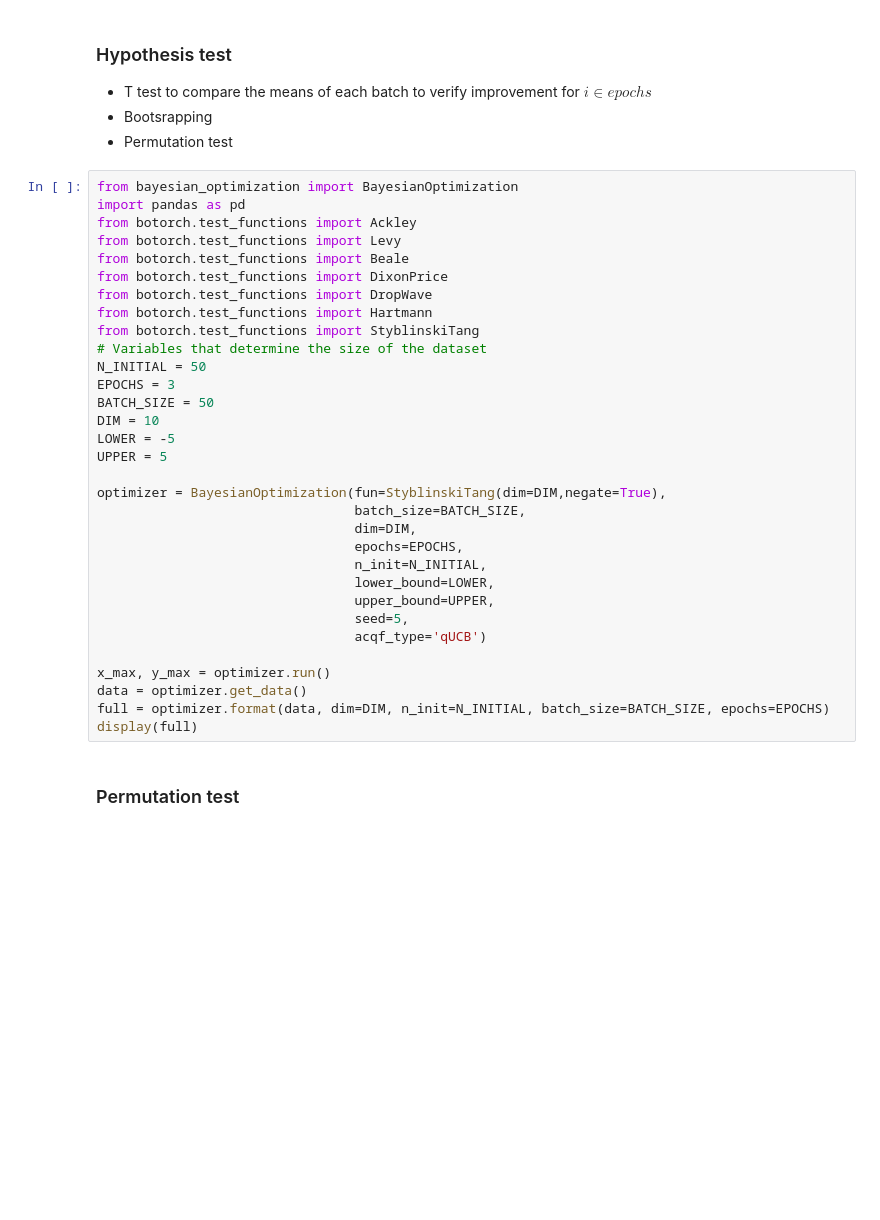
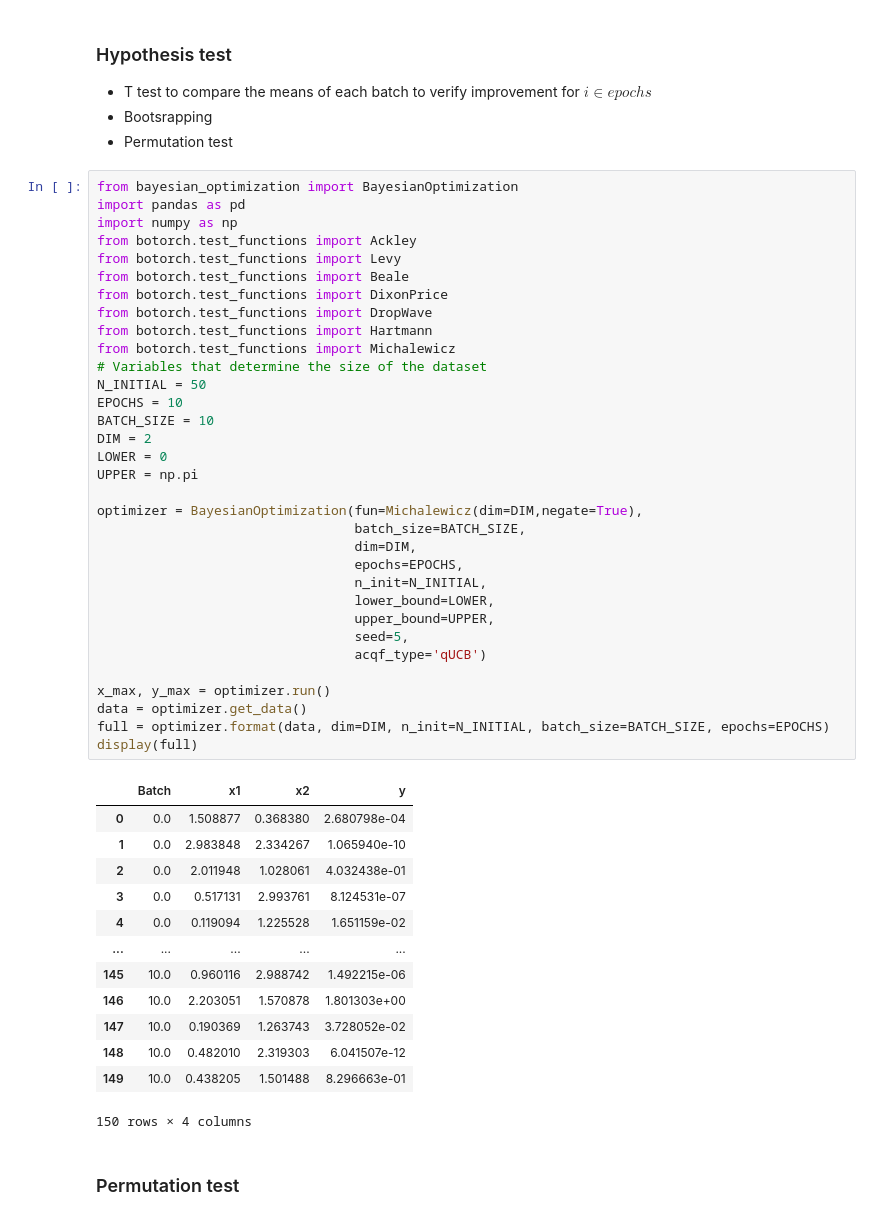
Before and after one commit to Schubydo/msc_code, a Jupyter notebook: SO_Numerical_Experiments/hypothesis_testing.ipynb, the cells around one changed output. Cells and saved outputs as stored; diff of their text form; blank space fills up the shorter version.

```diff
--- a/SO_Numerical_Experiments/hypothesis_testing.ipynb
+++ b/SO_Numerical_Experiments/hypothesis_testing.ipynb
@@ -6,35 +6,50 @@
 # %%
 from bayesian_optimization import BayesianOptimization
 import pandas as pd
+import numpy as np
 from botorch.test_functions import Ackley
 from botorch.test_functions import Levy
 from botorch.test_functions import Beale
 from botorch.test_functions import DixonPrice
 from botorch.test_functions import DropWave
 from botorch.test_functions import Hartmann
-from botorch.test_functions import StyblinskiTang
+from botorch.test_functions import Michalewicz
 # Variables that determine the size of the dataset
 N_INITIAL = 50
-EPOCHS = 3
-BATCH_SIZE = 50
-DIM = 10
-LOWER = -5
-UPPER = 5
+EPOCHS = 10
+BATCH_SIZE = 10
+DIM = 2
+LOWER = 0
+UPPER = np.pi
 
-optimizer = BayesianOptimization(fun=StyblinskiTang(dim=DIM,negate=True),
+optimizer = BayesianOptimization(fun=Michalewicz(dim=DIM,negate=True),
                                  batch_size=BATCH_SIZE,
                                  dim=DIM,
                                  epochs=EPOCHS,
                                  n_init=N_INITIAL,
                                  lower_bound=LOWER,
                                  upper_bound=UPPER,
                                  seed=5,
                                  acqf_type='qUCB')
 
 x_max, y_max = optimizer.run()
 data = optimizer.get_data()
 full = optimizer.format(data, dim=DIM, n_init=N_INITIAL, batch_size=BATCH_SIZE, epochs=EPOCHS)
 display(full)
+# %% [output]
+|  | Batch | x1 | x2 | y |
+| 0 | 0.0 | 1.508877 | 0.368380 | 2.680798e-04 |
+| 1 | 0.0 | 2.983848 | 2.334267 | 1.065940e-10 |
+| 2 | 0.0 | 2.011948 | 1.028061 | 4.032438e-01 |
+| 3 | 0.0 | 0.517131 | 2.993761 | 8.124531e-07 |
+| 4 | 0.0 | 0.119094 | 1.225528 | 1.651159e-02 |
+| ... | ... | ... | ... | ... |
+| 145 | 10.0 | 0.960116 | 2.988742 | 1.492215e-06 |
+| 146 | 10.0 | 2.203051 | 1.570878 | 1.801303e+00 |
+| 147 | 10.0 | 0.190369 | 1.263743 | 3.728052e-02 |
+| 148 | 10.0 | 0.482010 | 2.319303 | 6.041507e-12 |
+| 149 | 10.0 | 0.438205 | 1.501488 | 8.296663e-01 |
+150 rows × 4 columns
 # %% [markdown]
 ### Permutation test
 # %%
```
Also changed, not shown: parts of 6 cells of this notebook.
